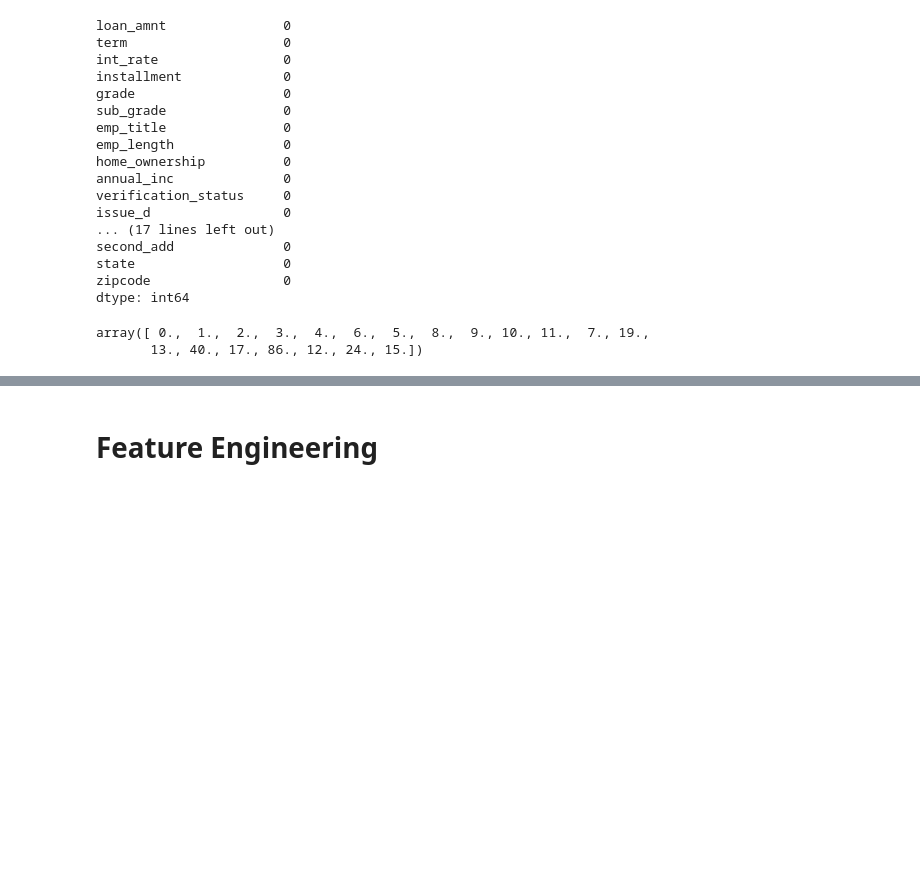
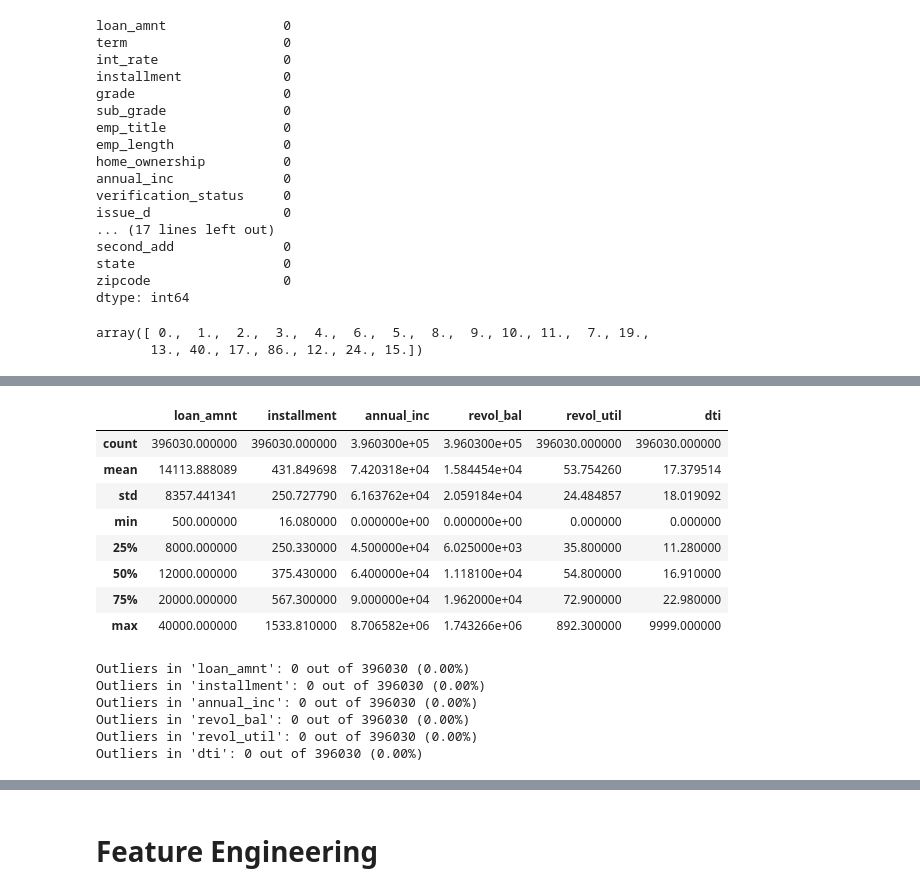
Before and after one commit to arfat122/Machine-Learning, a Jupyter notebook: Logistic Regression/Logistic Regression loan tap.ipynb, the cells around one changed output, grey strips where cells are left out. Saved outputs shown, nothing was run; the diff lists cells and outputs as text; code cells hidden in the pictures; blank space fills up the shorter version.

```diff
--- a/Logistic Regression/Logistic Regression loan tap.ipynb
+++ b/Logistic Regression/Logistic Regression loan tap.ipynb
@@ -268,3 +290,30 @@ data['pub_rec'].unique()
 # %% [output]
 array([ 0.,  1.,  2.,  3.,  4.,  6.,  5.,  8.,  9., 10., 11.,  7., 19.,
        13., 40., 17., 86., 12., 24., 15.])
+# %%
+def pub_rec(number):
+    if number == 0.0:
+        return 0
+    else:
+        return 1
+
+def mort_acc(number):
+    if number == 0.0:
+        return 0
+    else:
+        return 1
+
+
+def pub_rec_bankruptcies(number):
+    if number == 0.0:
+        return 0
+    else:
+        return 1
+# %%
+data['pub_rec'] = data.pub_rec.apply(pub_rec)
+data['mort_acc'] = data.mort_acc.apply(mort_acc)
+data['pub_rec_bankruptcies'] = data.pub_rec_bankruptcies.apply(pub_rec_bankruptcies)
+# %%
+data['title'] = data.title.str.lower()
+# %%
+data['initial_list_status'] = data['initial_list_status'].map({'f': 0, 'w': 1})
@@ -270,0 +378,12 @@ array([ 0.,  1.,  2.,  3.,  4.,  6.,  5.,  8.,  9., 10., 11.,  7., 19.,
+# %%
+data[['loan_amnt','installment','annual_inc','revol_bal','revol_util','dti']].describe()
+# %% [output]
+|  | loan_amnt | installment | annual_inc | revol_bal | revol_util | dti |
+| count | 396030.000000 | 396030.000000 | 3.960300e+05 | 3.960300e+05 | 396030.000000 | 396030.000000 |
+| mean | 14113.888089 | 431.849698 | 7.420318e+04 | 1.584454e+04 | 53.754260 | 17.379514 |
+| std | 8357.441341 | 250.727790 | 6.163762e+04 | 2.059184e+04 | 24.484857 | 18.019092 |
+| min | 500.000000 | 16.080000 | 0.000000e+00 | 0.000000e+00 | 0.000000 | 0.000000 |
+| 25% | 8000.000000 | 250.330000 | 4.500000e+04 | 6.025000e+03 | 35.800000 | 11.280000 |
+| 50% | 12000.000000 | 375.430000 | 6.400000e+04 | 1.118100e+04 | 54.800000 | 16.910000 |
+| 75% | 20000.000000 | 567.300000 | 9.000000e+04 | 1.962000e+04 | 72.900000 | 22.980000 |
+| max | 40000.000000 | 1533.810000 | 8.706582e+06 | 1.743266e+06 | 892.300000 | 9999.000000 |
@@ -270,0 +398,11 @@ array([ 0.,  1.,  2.,  3.,  4.,  6.,  5.,  8.,  9., 10., 11.,  7., 19.,
+# %%
+for i in ['loan_amnt','installment','annual_inc','revol_bal','revol_util','dti']:
+    if data[i].dtype == 'int64' or data[i].dtype == 'float64':
+        outliers, percentage = detect_outliers_iqr(data, i)
+# %% [output]
+Outliers in 'loan_amnt': 0 out of 396030 (0.00%)
+Outliers in 'installment': 0 out of 396030 (0.00%)
+Outliers in 'annual_inc': 0 out of 396030 (0.00%)
+Outliers in 'revol_bal': 0 out of 396030 (0.00%)
+Outliers in 'revol_util': 0 out of 396030 (0.00%)
+Outliers in 'dti': 0 out of 396030 (0.00%)
```
Also changed, not shown: parts of 50 cells of this notebook, 1 other file.
